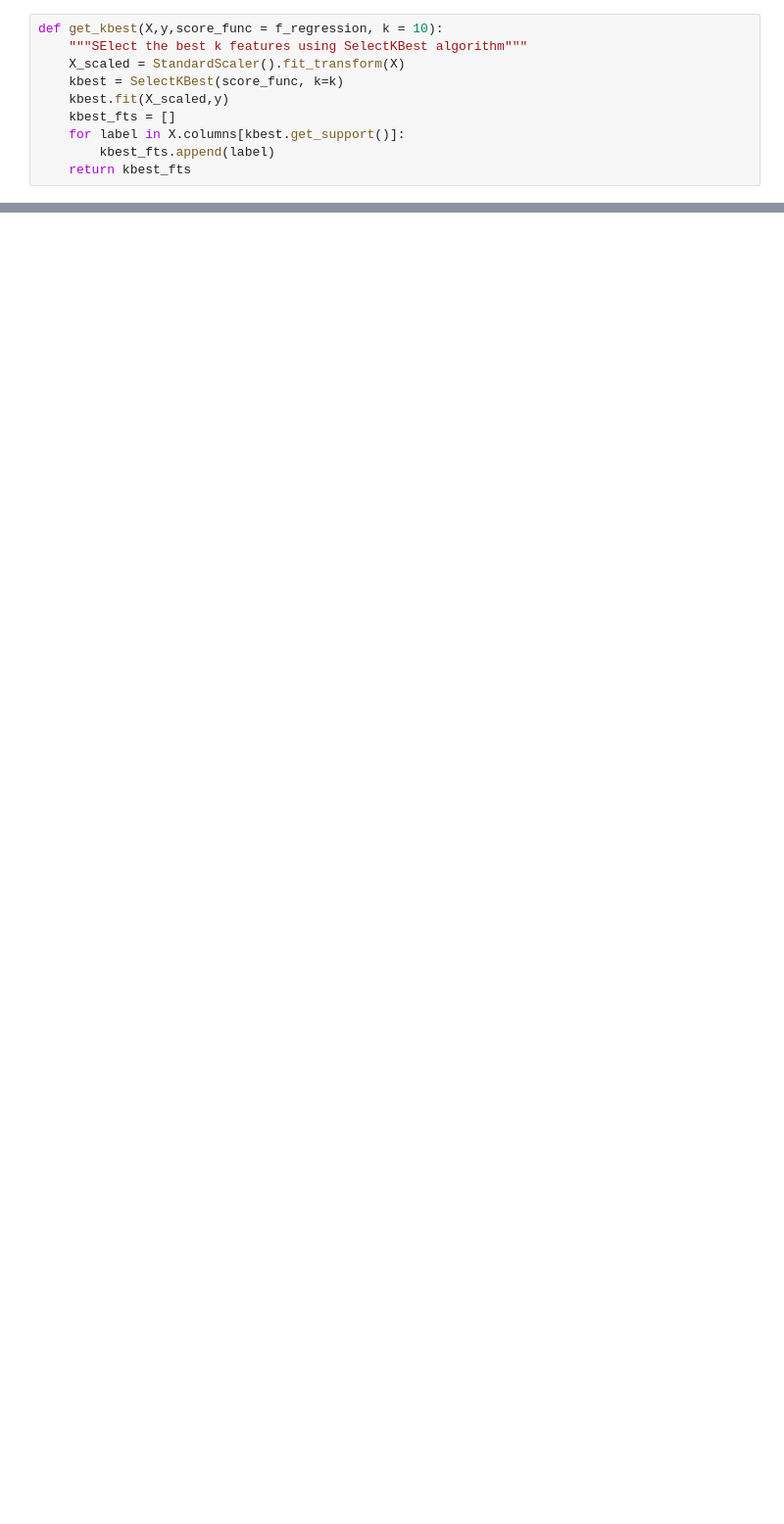
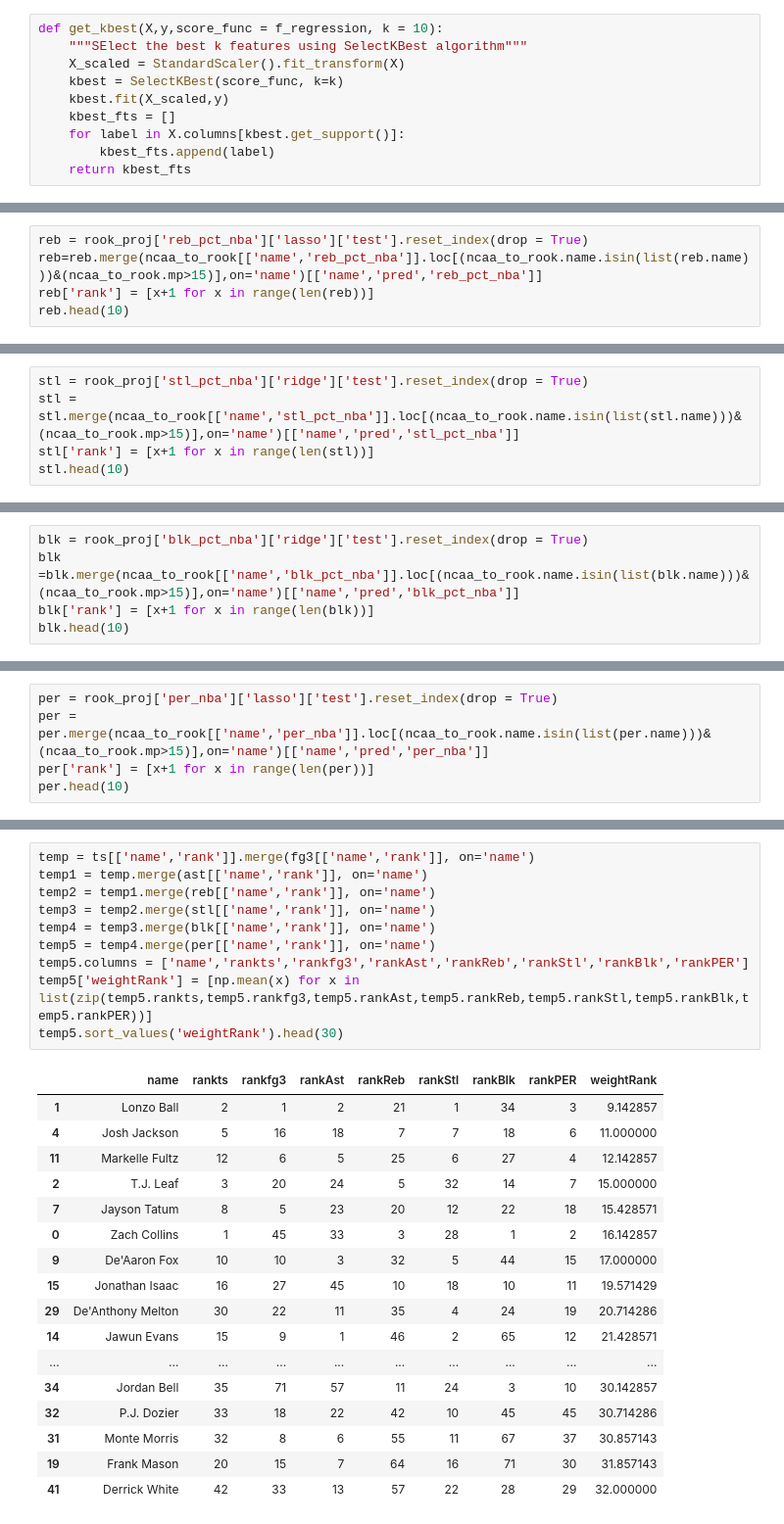
Before and after one commit to KaanME/NBA-Draft-Model, a Jupyter notebook: Models.ipynb, the cells around one changed output, grey strips where cells are left out. Shown at 98% size. Drawn from its saved outputs; the diff is of its cells as text; blank space fills up the shorter version.

```diff
--- a/Models.ipynb
+++ b/Models.ipynb
@@ -490,0 +503,5 @@ forest_per = forest(Xtr,ytr)
+# %%
+reb = rook_proj['reb_pct_nba']['lasso']['test'].reset_index(drop = True)
+reb=reb.merge(ncaa_to_rook[['name','reb_pct_nba']].loc[(ncaa_to_rook.name.isin(list(reb.name)))&(ncaa_to_rook.mp>15)],on='name')[['name','pred','reb_pct_nba']]
+reb['rank'] = [x+1 for x in range(len(reb))]
+reb.head(10)
@@ -490,0 +537,5 @@ forest_per = forest(Xtr,ytr)
+# %%
+stl = rook_proj['stl_pct_nba']['ridge']['test'].reset_index(drop = True)
+stl = stl.merge(ncaa_to_rook[['name','stl_pct_nba']].loc[(ncaa_to_rook.name.isin(list(stl.name)))&(ncaa_to_rook.mp>15)],on='name')[['name','pred','stl_pct_nba']]
+stl['rank'] = [x+1 for x in range(len(stl))]
+stl.head(10)
@@ -490,0 +571,5 @@ forest_per = forest(Xtr,ytr)
+# %%
+blk = rook_proj['blk_pct_nba']['ridge']['test'].reset_index(drop = True)
+blk =blk.merge(ncaa_to_rook[['name','blk_pct_nba']].loc[(ncaa_to_rook.name.isin(list(blk.name)))&(ncaa_to_rook.mp>15)],on='name')[['name','pred','blk_pct_nba']]
+blk['rank'] = [x+1 for x in range(len(blk))]
+blk.head(10)
@@ -490,0 +605,5 @@ forest_per = forest(Xtr,ytr)
+# %%
+per = rook_proj['per_nba']['lasso']['test'].reset_index(drop = True)
+per = per.merge(ncaa_to_rook[['name','per_nba']].loc[(ncaa_to_rook.name.isin(list(per.name)))&(ncaa_to_rook.mp>15)],on='name')[['name','pred','per_nba']]
+per['rank'] = [x+1 for x in range(len(per))]
+per.head(10)
@@ -490,0 +737,28 @@ forest_per = forest(Xtr,ytr)
+# %%
+temp = ts[['name','rank']].merge(fg3[['name','rank']], on='name')
+temp1 = temp.merge(ast[['name','rank']], on='name')
+temp2 = temp1.merge(reb[['name','rank']], on='name')
+temp3 = temp2.merge(stl[['name','rank']], on='name')
+temp4 = temp3.merge(blk[['name','rank']], on='name')
+temp5 = temp4.merge(per[['name','rank']], on='name')
+temp5.columns = ['name','rankts','rankfg3','rankAst','rankReb','rankStl','rankBlk','rankPER']
+temp5['weightRank'] = [np.mean(x) for x in list(zip(temp5.rankts,temp5.rankfg3,temp5.rankAst,temp5.rankReb,temp5.rankStl,temp5.rankBlk,temp5.rankPER))]
+temp5.sort_values('weightRank').head(30)
+# %% [output]
+|  | name | rankts | rankfg3 | rankAst | rankReb | rankStl | rankBlk | rankPER | weightRank |
+| 1 | Lonzo Ball | 2 | 1 | 2 | 21 | 1 | 34 | 3 | 9.142857 |
+| 4 | Josh Jackson | 5 | 16 | 18 | 7 | 7 | 18 | 6 | 11.000000 |
+| 11 | Markelle Fultz | 12 | 6 | 5 | 25 | 6 | 27 | 4 | 12.142857 |
+| 2 | T.J. Leaf | 3 | 20 | 24 | 5 | 32 | 14 | 7 | 15.000000 |
+| 7 | Jayson Tatum | 8 | 5 | 23 | 20 | 12 | 22 | 18 | 15.428571 |
+| 0 | Zach Collins | 1 | 45 | 33 | 3 | 28 | 1 | 2 | 16.142857 |
+| 9 | De'Aaron Fox | 10 | 10 | 3 | 32 | 5 | 44 | 15 | 17.000000 |
+| 15 | Jonathan Isaac | 16 | 27 | 45 | 10 | 18 | 10 | 11 | 19.571429 |
+| 29 | De'Anthony Melton | 30 | 22 | 11 | 35 | 4 | 24 | 19 | 20.714286 |
+| 14 | Jawun Evans | 15 | 9 | 1 | 46 | 2 | 65 | 12 | 21.428571 |
+| ... | ... | ... | ... | ... | ... | ... | ... | ... | ... |
+| 34 | Jordan Bell | 35 | 71 | 57 | 11 | 24 | 3 | 10 | 30.142857 |
+| 32 | P.J. Dozier | 33 | 18 | 22 | 42 | 10 | 45 | 45 | 30.714286 |
+| 31 | Monte Morris | 32 | 8 | 6 | 55 | 11 | 67 | 37 | 30.857143 |
+| 19 | Frank Mason | 20 | 15 | 7 | 64 | 16 | 71 | 30 | 31.857143 |
+| 41 | Derrick White | 42 | 33 | 13 | 57 | 22 | 28 | 29 | 32.000000 |
```
Also changed, not shown: parts of 71 cells of this notebook.
